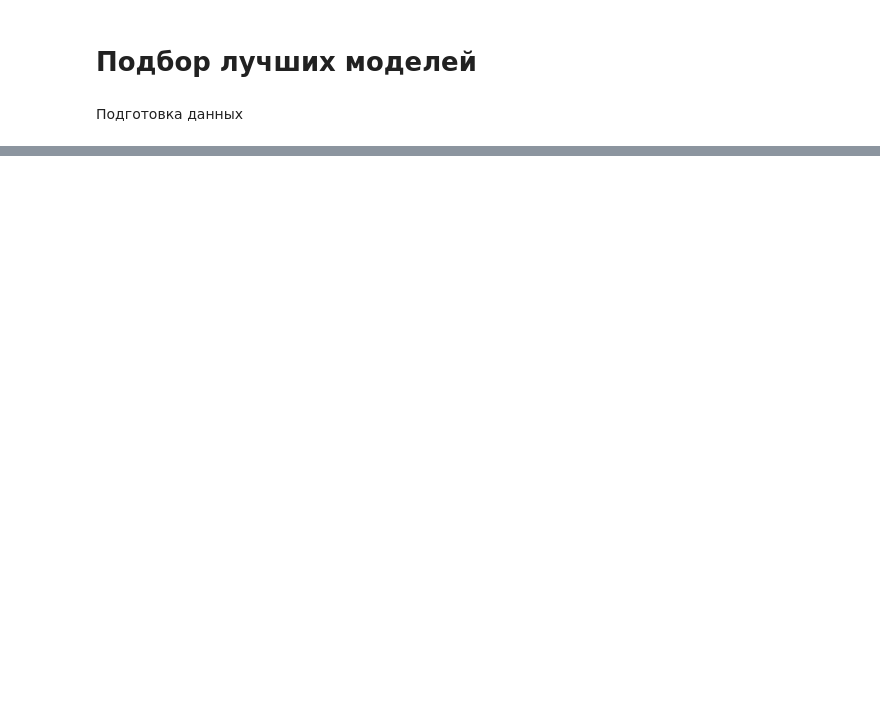
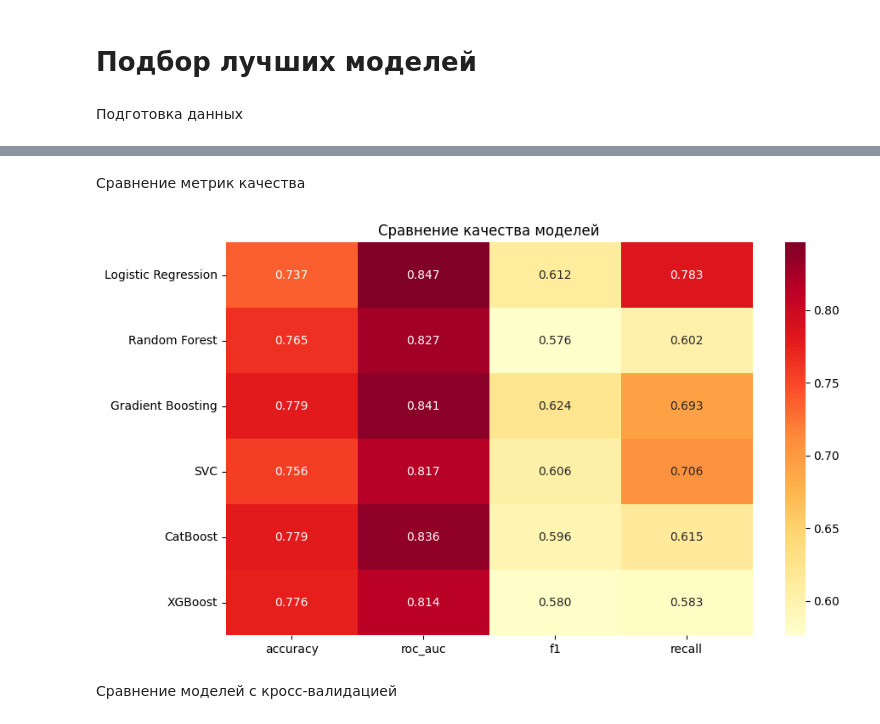
Before and after one commit to ilya-romanov-ig/telco-customer-churn-prediction, a Jupyter notebook: notebooks/03_baseline_models.ipynb, the cells around one changed output, grey strips where cells are left out. Saved outputs shown, nothing was run; the diff lists cells and outputs as text; code cells hidden in the pictures; blank space fills up the shorter version.

Commit message:
models params tuning started

```diff
--- a/notebooks/03_baseline_models.ipynb
+++ b/notebooks/03_baseline_models.ipynb
@@ -34,0 +39,29 @@ X_test_processed = scaler.transform(X_test)
+# %%
+models = {
+    'Logistic Regression' : LogisticRegression(random_state=42),
+    'Random Forest' : RandomForestClassifier(random_state=42),
+    'Gradient Boosting' : GradientBoostingClassifier(random_state=42),
+    'SVC' : SVC(random_state=42, probability=True),
+    'CatBoost' : CatBoostClassifier(random_state=42),
+    'XGBoost' : XGBClassifier(random_state=42, eval_metric='logloss')
+}
+# %%
+results_no_cv = {}
+
+for name, model in models.items():
+    model.fit(X_train_processed, y_train_processed)
+
+    y_pred = model.predict(X_test_processed)
+    y_pred_proba = model.predict_proba(X_test_processed)[:, 1]
+
+    accuracy = accuracy_score(y_test, y_pred)
+    roc_auc = roc_auc_score(y_test, y_pred_proba)
+    f1 = f1_score(y_test, y_pred)
+    recall = recall_score(y_test, y_pred)
+
+    results_no_cv[name] = {
+        'accuracy' : accuracy,
+        'roc_auc' : roc_auc,
+        'f1' : f1,
+        'recall' : recall
+    }
@@ -34,0 +86,16 @@ X_test_processed = scaler.transform(X_test)
+# %% [markdown]
+Сравнение метрик качества
+# %%
+import matplotlib.pyplot as plt
+import seaborn as sns
+
+comp_df = pd.DataFrame(results_no_cv).T
+
+plt.figure(figsize=(10, 6))
+sns.heatmap(comp_df, annot=True, cmap='YlOrRd', fmt='.3f')
+plt.title('Сравнение качества моделей')
+plt.show()
+# %% [output]
+[figure, added]
+# %% [markdown]
+Сравнение моделей с кросс-валидацией
```
Also changed, not shown: parts of 6 cells of this notebook, 5 other files.
